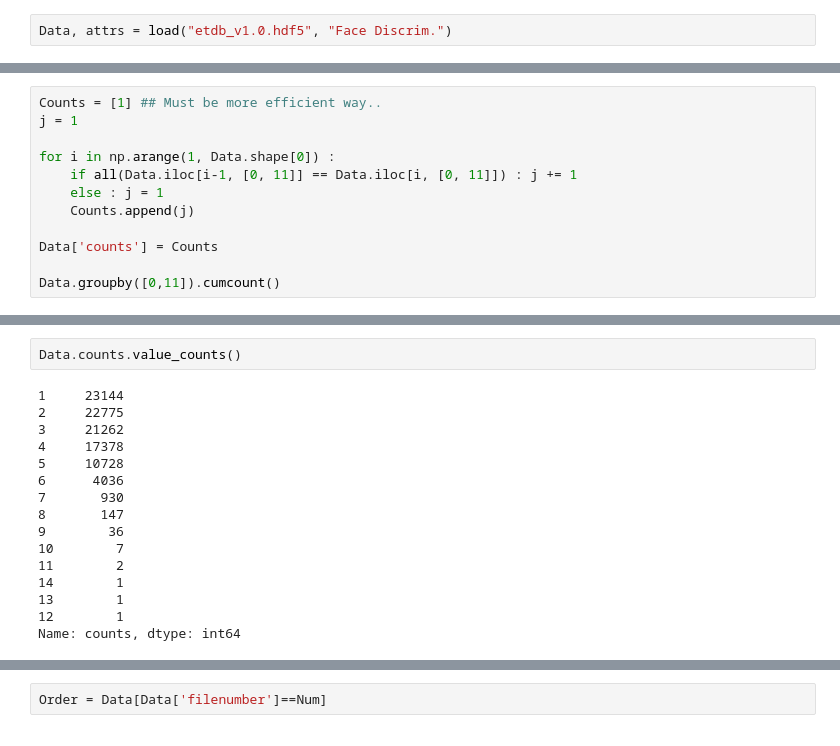
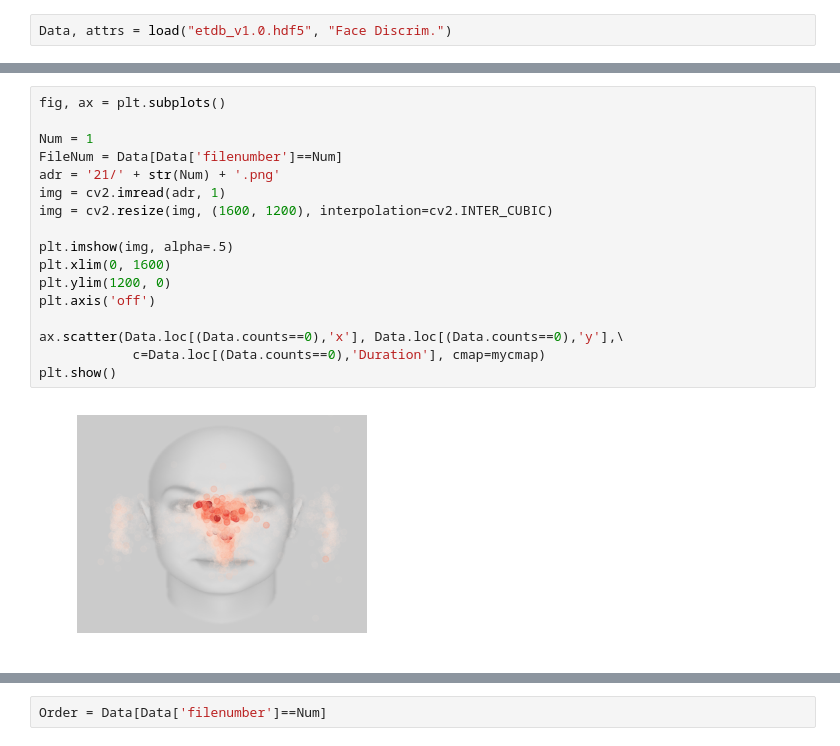
Before and after one commit to hyunwoogu/EyeStrategy, a Jupyter notebook: EyeTrack.ipynb, the cells around one changed output, grey strips where cells are left out. Drawn from its saved outputs; the diff is of its cells as text.

```diff
--- a/EyeTrack.ipynb
+++ b/EyeTrack.ipynb
@@ -44,14 +57,2 @@ Data, attrs = load("etdb_v1.0.hdf5", "Face Discrim.")
-# %%
-Counts = [1] ## Must be more efficient way..
-j = 1
-
-for i in np.arange(1, Data.shape[0]) :
-    if all(Data.iloc[i-1, [0, 11]] == Data.iloc[i, [0, 11]]) : j += 1
-    else : j = 1
-    Counts.append(j)
-
-Data['counts'] = Counts
-
-Data.groupby([0,11]).cumcount()
 # %%
 Data['counts'] = Data.groupby(['SUBJECTINDEX','trial']).cumcount()
@@ -100,18 +73,19 @@ Data.loc[Data.counts==1,['start', 'end', 'x', 'y', 'counts']]
-# %%
-Data.counts.value_counts()
-# %% [output]
-1     23144
-2     22775
-3     21262
-4     17378
-5     10728
-6      4036
-7       930
-8       147
-9        36
-10        7
-11        2
-14        1
-13        1
-12        1
-Name: counts, dtype: int64
+# %%
+fig, ax = plt.subplots()
+
+Num = 1
+FileNum = Data[Data['filenumber']==Num]
+adr = '21/' + str(Num) + '.png'
+img = cv2.imread(adr, 1)
+img = cv2.resize(img, (1600, 1200), interpolation=cv2.INTER_CUBIC)
+
+plt.imshow(img, alpha=.5)
+plt.xlim(0, 1600)
+plt.ylim(1200, 0)
+plt.axis('off')
+
+ax.scatter(Data.loc[(Data.counts==0),'x'], Data.loc[(Data.counts==0),'y'],\
+            c=Data.loc[(Data.counts==0),'Duration'], cmap=mycmap)
+plt.show()
+# %% [output]
+[figure, added]
```
Also changed, not shown: parts of 37 cells of this notebook.
